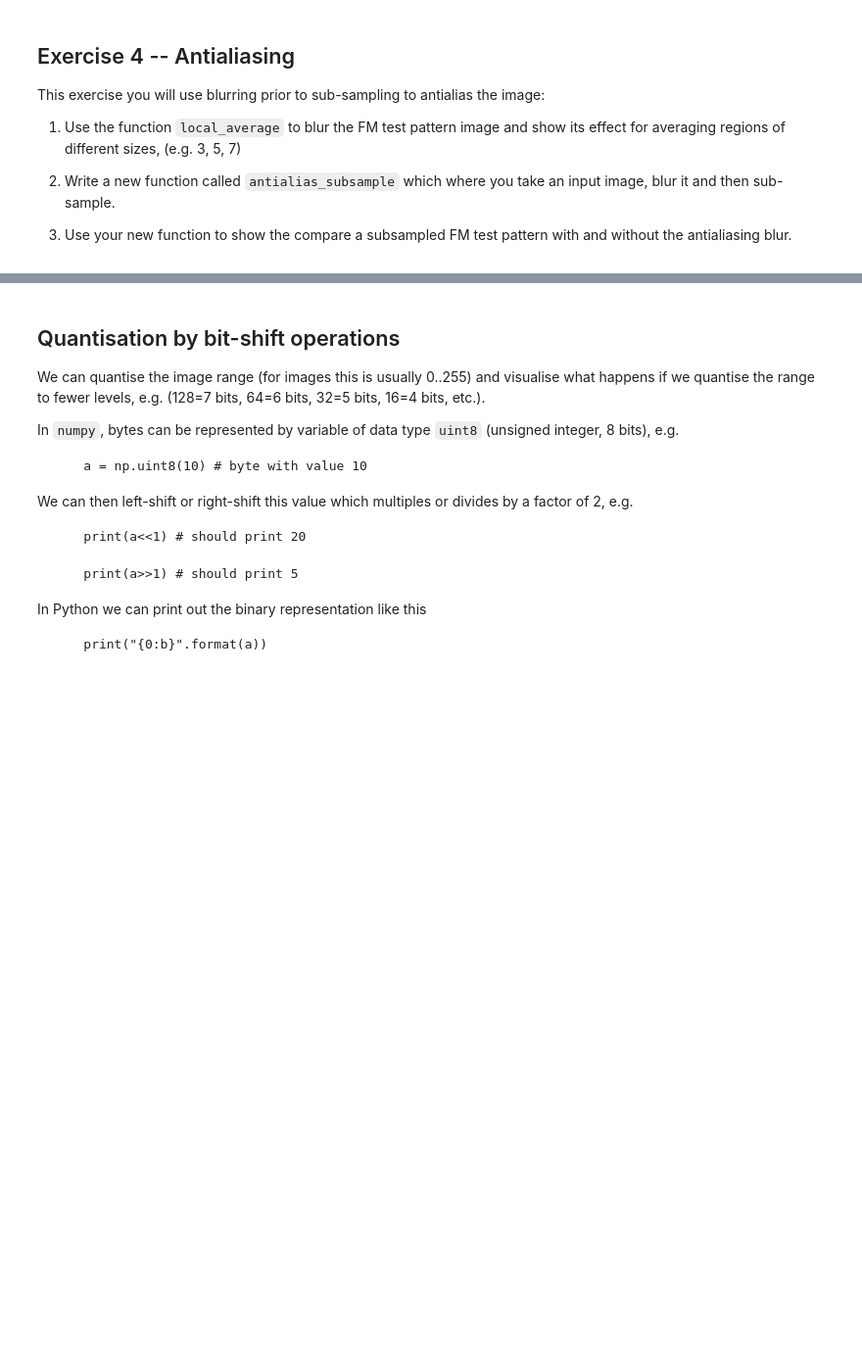
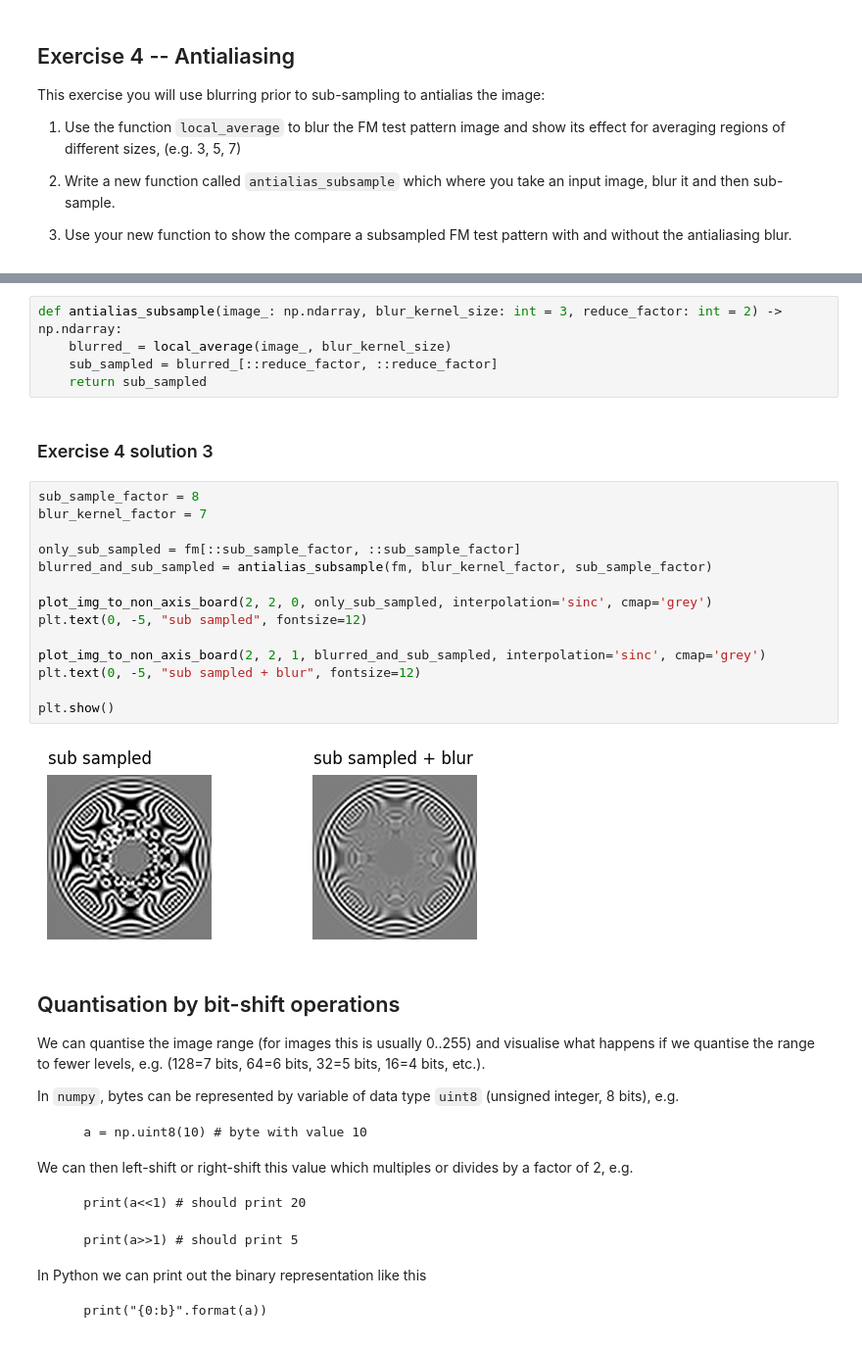
Before and after one commit to Xanonymous-GitHub/cs933-lab, a Jupyter notebook: lab1/lab-1.ipynb, the cells around one changed output, grey strips where cells are left out. Shown at 98% size. Drawn from its saved outputs; the diff is of its cells as text; blank space fills up the shorter version.

```diff
--- a/lab1/lab-1.ipynb
+++ b/lab1/lab-1.ipynb
@@ -452,3 +491,26 @@ This exercise you will use blurring prior to sub-sampling to antialias the image
+# %%
+def antialias_subsample(image_: np.ndarray, blur_kernel_size: int = 3, reduce_factor: int = 2) -> np.ndarray:
+    blurred_ = local_average(image_, blur_kernel_size)
+    sub_sampled = blurred_[::reduce_factor, ::reduce_factor]
+    return sub_sampled
+# %% [markdown]
+### Exercise 4 solution 3
+# %%
+sub_sample_factor = 8
+blur_kernel_factor = 7
+
+only_sub_sampled = fm[::sub_sample_factor, ::sub_sample_factor]
+blurred_and_sub_sampled = antialias_subsample(fm, blur_kernel_factor, sub_sample_factor)
+
+plot_img_to_non_axis_board(2, 2, 0, only_sub_sampled, interpolation='sinc', cmap='grey')
+plt.text(0, -5, "sub sampled", fontsize=12)
+
+plot_img_to_non_axis_board(2, 2, 1, blurred_and_sub_sampled, interpolation='sinc', cmap='grey')
+plt.text(0, -5, "sub sampled + blur", fontsize=12)
+
+plt.show()
+# %% [output]
+[figure, added]
 # %% [markdown]
 ## Quantisation by bit-shift operations
 
```
Also changed, not shown: parts of 5 cells of this notebook.
